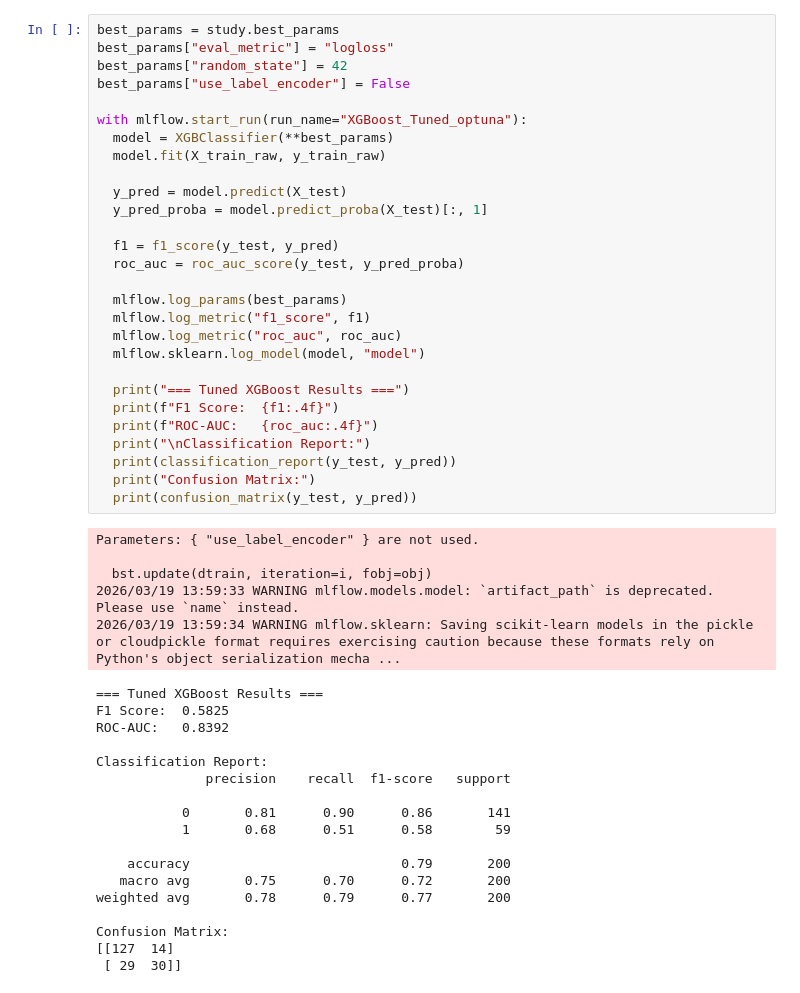
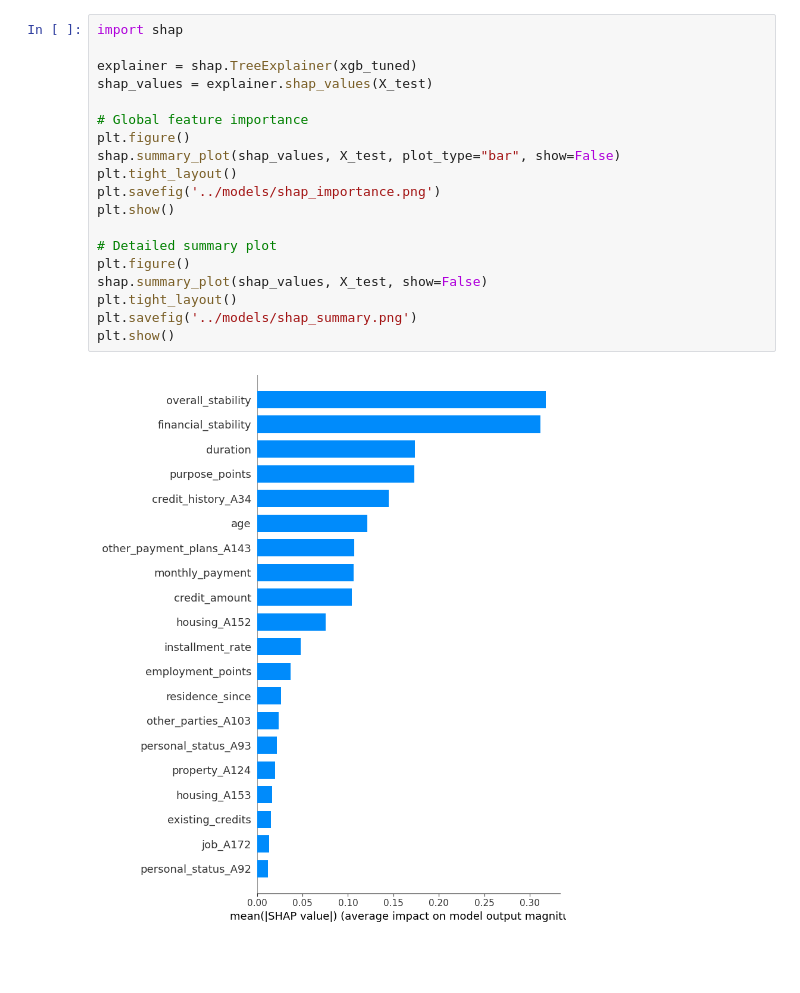
Before and after one commit to proust-19/credit-risk-prediction, a Jupyter notebook: notebooks/04_tuning.ipynb, the cells around one changed output. Saved outputs shown, nothing was run; the diff lists cells and outputs as text; blank space fills up the shorter version.

```diff
--- a/notebooks/04_tuning.ipynb
+++ b/notebooks/04_tuning.ipynb
@@ -255,51 +237,21 @@ Best params: {'n_estimators': 149, 'max_depth': 6, 'learning_rate': 0.1271336659
-# %%
-best_params = study.best_params
-best_params["eval_metric"] = "logloss"
-best_params["random_state"] = 42
-best_params["use_label_encoder"] = False
-
-with mlflow.start_run(run_name="XGBoost_Tuned_optuna"):
-  model = XGBClassifier(**best_params)
-  model.fit(X_train_raw, y_train_raw)
-
-  y_pred = model.predict(X_test)
-  y_pred_proba = model.predict_proba(X_test)[:, 1]
-
-  f1 = f1_score(y_test, y_pred)
-  roc_auc = roc_auc_score(y_test, y_pred_proba)
-
-  mlflow.log_params(best_params)
-  mlflow.log_metric("f1_score", f1)
-  mlflow.log_metric("roc_auc", roc_auc)
-  mlflow.sklearn.log_model(model, "model")
-
-  print("=== Tuned XGBoost Results ===")
-  print(f"F1 Score:  {f1:.4f}")
-  print(f"ROC-AUC:   {roc_auc:.4f}")
-  print("\nClassification Report:")
-  print(classification_report(y_test, y_pred))
-  print("Confusion Matrix:")
-  print(confusion_matrix(y_test, y_pred))
-# %% [output]
-Parameters: { "use_label_encoder" } are not used.
-
-  bst.update(dtrain, iteration=i, fobj=obj)
-2026/03/19 13:59:33 WARNING mlflow.models.model: `artifact_path` is deprecated. Please use `name` instead.
-2026/03/19 13:59:34 WARNING mlflow.sklearn: Saving scikit-learn models in the pickle or cloudpickle format requires exercising caution because these formats rely on Python's object serialization mecha ...
-=== Tuned XGBoost Results ===
-F1 Score:  0.5825
-ROC-AUC:   0.8392
-
-Classification Report:
-              precision    recall  f1-score   support
-
-           0       0.81      0.90      0.86       141
-           1       0.68      0.51      0.58        59
-
-    accuracy                           0.79       200
-   macro avg       0.75      0.70      0.72       200
-weighted avg       0.78      0.79      0.77       200
-
-Confusion Matrix:
-[[127  14]
- [ 29  30]]
+# %%
+import shap
+
+explainer = shap.TreeExplainer(xgb_tuned)
+shap_values = explainer.shap_values(X_test)
+
+# Global feature importance
+plt.figure()
+shap.summary_plot(shap_values, X_test, plot_type="bar", show=False)
+plt.tight_layout()
+plt.savefig('../models/shap_importance.png')
+plt.show()
+
+# Detailed summary plot
+plt.figure()
+shap.summary_plot(shap_values, X_test, show=False)
+plt.tight_layout()
+plt.savefig('../models/shap_summary.png')
+plt.show()
+# %% [output]
+[figure, added]
```
Also changed, not shown: parts of 15 cells of this notebook, 33 other files.
